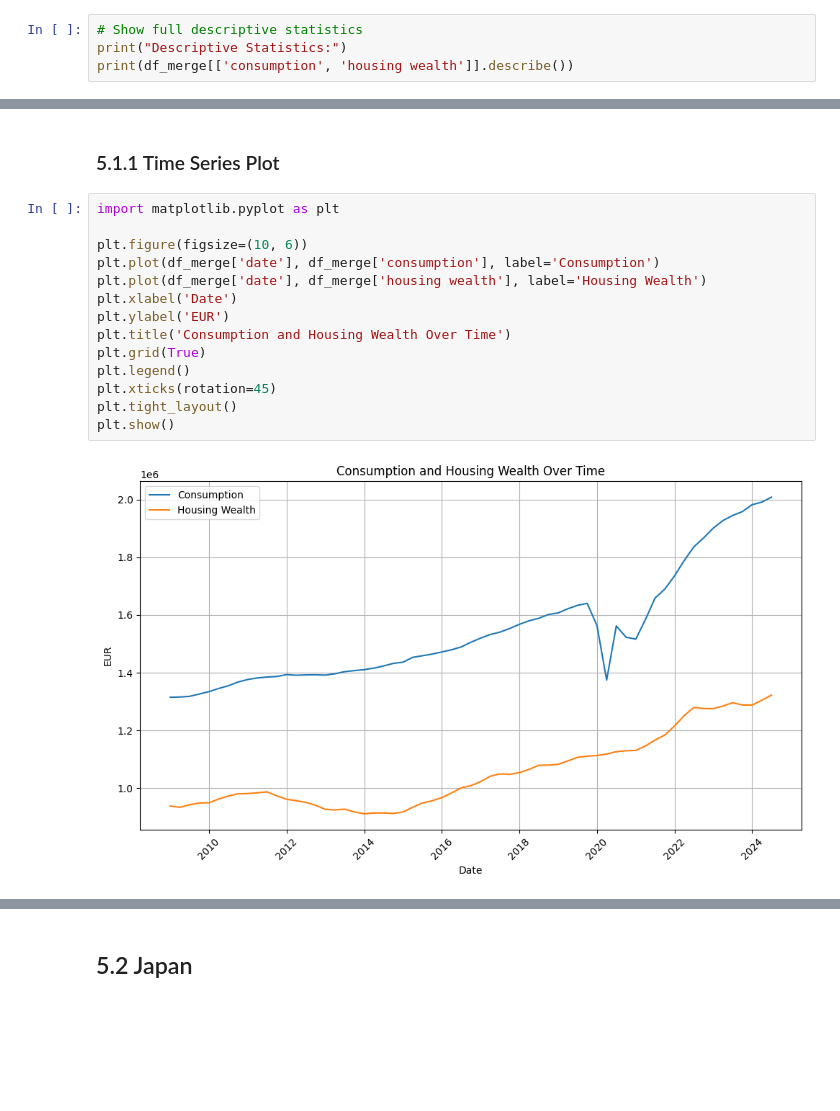
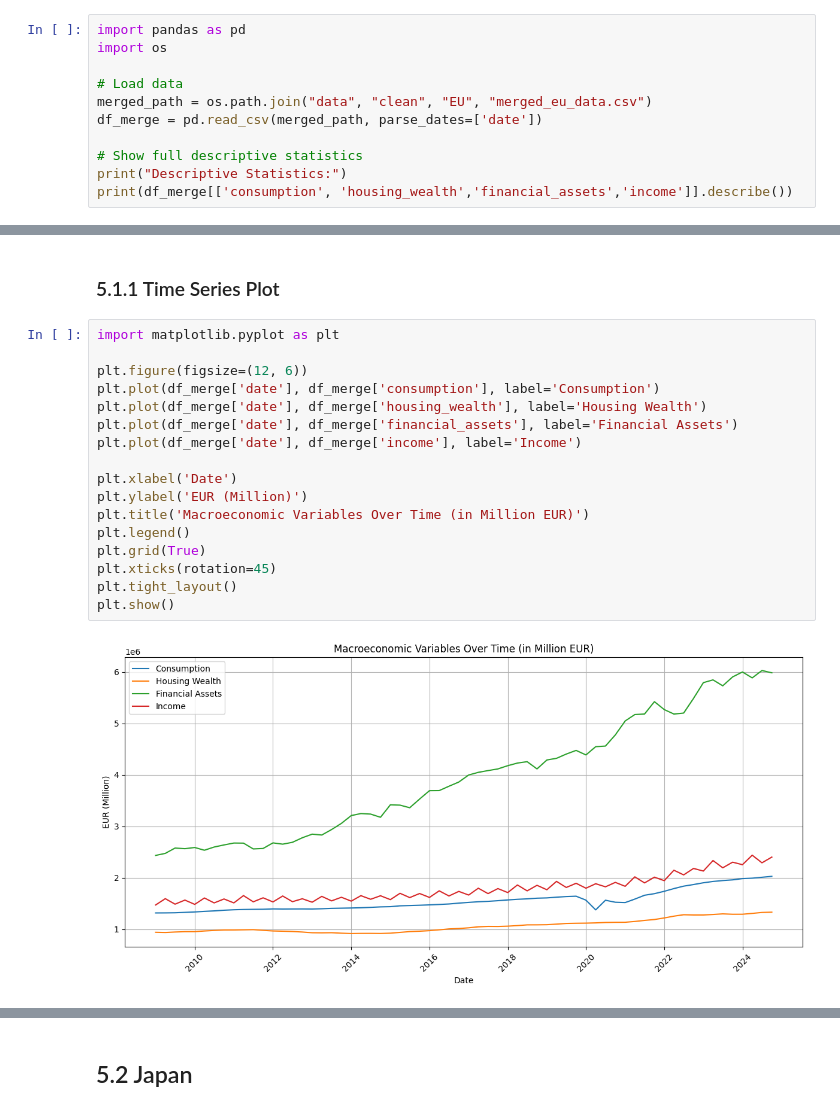
Before and after one commit to Graspp-25-Spring/graspp-25S-Wealth-Consumption, a Jupyter notebook: notebooks/milestone_1_update.ipynb, the cells around one changed output, grey strips where cells are left out. Saved outputs shown, nothing was run; the diff lists cells and outputs as text; blank space fills up the shorter version.

```diff
--- a/notebooks/milestone_1_update.ipynb
+++ b/notebooks/milestone_1_update.ipynb
@@ -378,6 +394,13 @@ Merged dataset saved successfully at data/clean/japan/merged_macro_data.csv!
 # %%
+import pandas as pd
+import os
+
+# Load data
+merged_path = os.path.join("data", "clean", "EU", "merged_eu_data.csv")
+df_merge = pd.read_csv(merged_path, parse_dates=['date'])
+
 # Show full descriptive statistics
 print("Descriptive Statistics:")
-print(df_merge[['consumption', 'housing wealth']].describe())
+print(df_merge[['consumption', 'housing_wealth','financial_assets','income']].describe())
 # %% [output]
 Descriptive Statistics:
@@ -490,17 +544,20 @@ max                        3.18
 # %%
 import matplotlib.pyplot as plt
 
-plt.figure(figsize=(10, 6))
+plt.figure(figsize=(12, 6))
 plt.plot(df_merge['date'], df_merge['consumption'], label='Consumption')
-plt.plot(df_merge['date'], df_merge['housing wealth'], label='Housing Wealth')
+plt.plot(df_merge['date'], df_merge['housing_wealth'], label='Housing Wealth')
+plt.plot(df_merge['date'], df_merge['financial_assets'], label='Financial Assets')
+plt.plot(df_merge['date'], df_merge['income'], label='Income')
+
 plt.xlabel('Date')
-plt.ylabel('EUR')
-plt.title('Consumption and Housing Wealth Over Time')
+plt.ylabel('EUR (Million)')
+plt.title('Macroeconomic Variables Over Time (in Million EUR)')
+plt.legend()
 plt.grid(True)
-plt.legend()
 plt.xticks(rotation=45)
 plt.tight_layout()
 plt.show()
 # %% [output]
-[figure, old version]
+[figure, new version]
 # %% [markdown]
```
Also changed, not shown: parts of 33 cells of this notebook, 5 other files.
